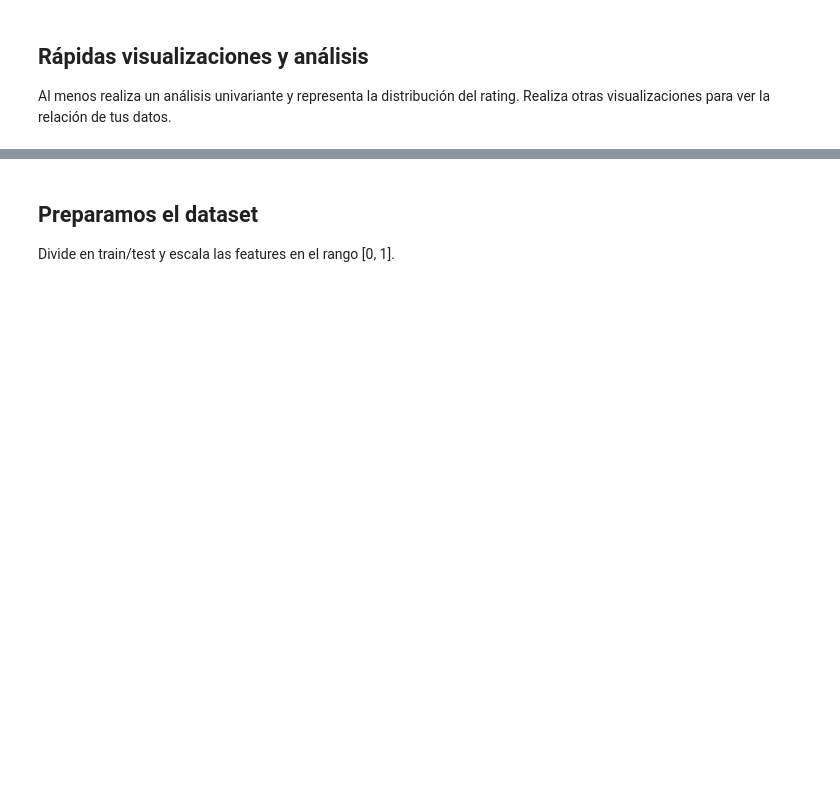
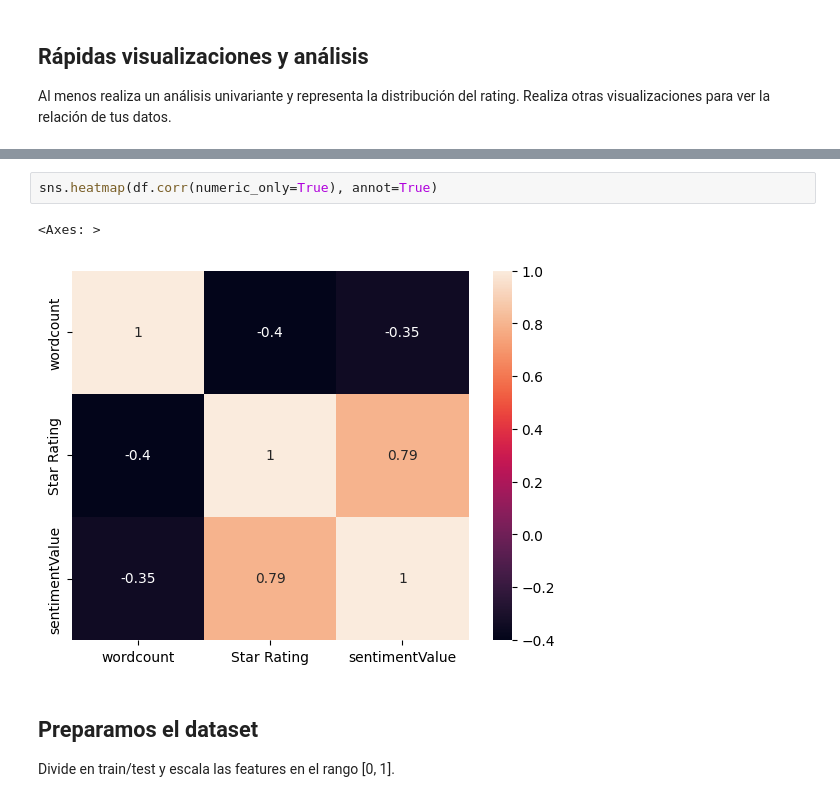
Before and after one commit to MNievas12/2411_dsft_thebridge, a Jupyter notebook: 3-Machine_Learning/1-Supervisado/3-RegorClass/7-KNN/ejercicios/Ejercicio_k-NearestNeighbor.ipynb, the cells around one changed output, grey strips where cells are left out. Cells and saved outputs as stored; diff of their text form; blank space fills up the shorter version.

```diff
--- a/3-Machine_Learning/1-Supervisado/3-RegorClass/7-KNN/ejercicios/Ejercicio_k-NearestNeighbor.ipynb
+++ b/3-Machine_Learning/1-Supervisado/3-RegorClass/7-KNN/ejercicios/Ejercicio_k-NearestNeighbor.ipynb
@@ -19,3 +94,8 @@ Al menos realiza un análisis univariante y representa la distribución del rati
+# %%
+sns.heatmap(df.corr(numeric_only=True), annot=True)
+# %% [output]
+<Axes: >
+[figure, added]
 # %% [markdown]
 ## Preparamos el dataset
 Divide en train/test y escala las features en el rango [0, 1].
```
Also changed, not shown: parts of 30 cells of this notebook, 2 other files.
